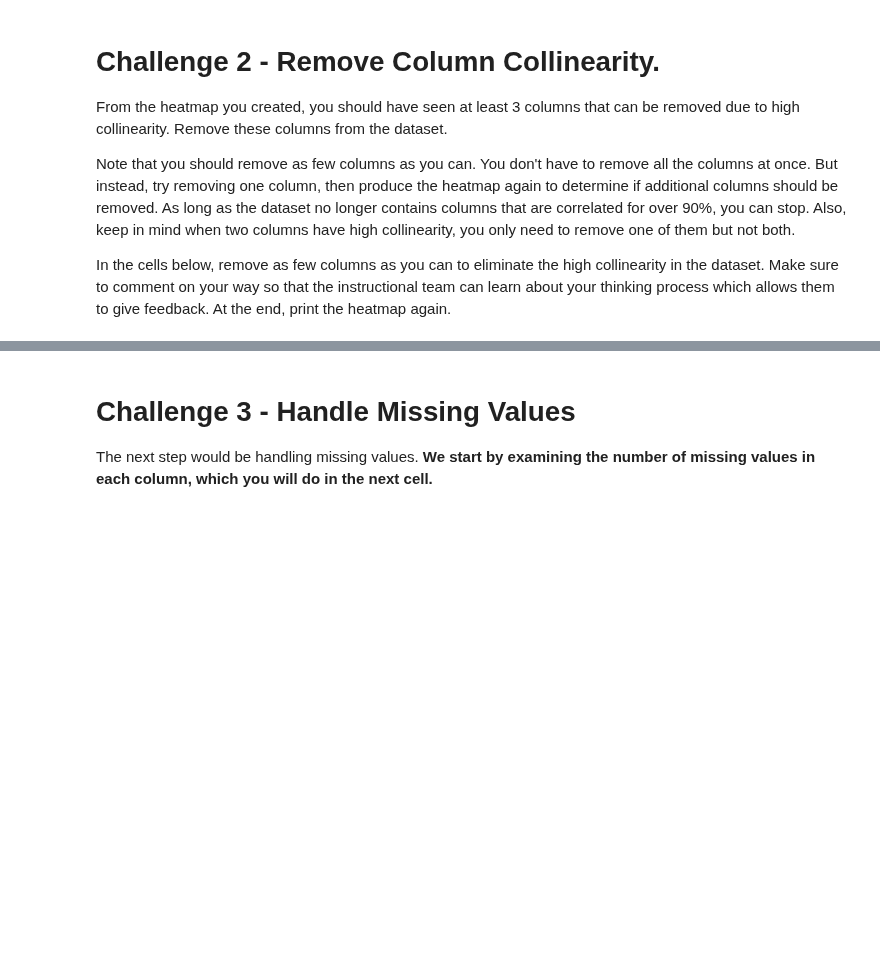
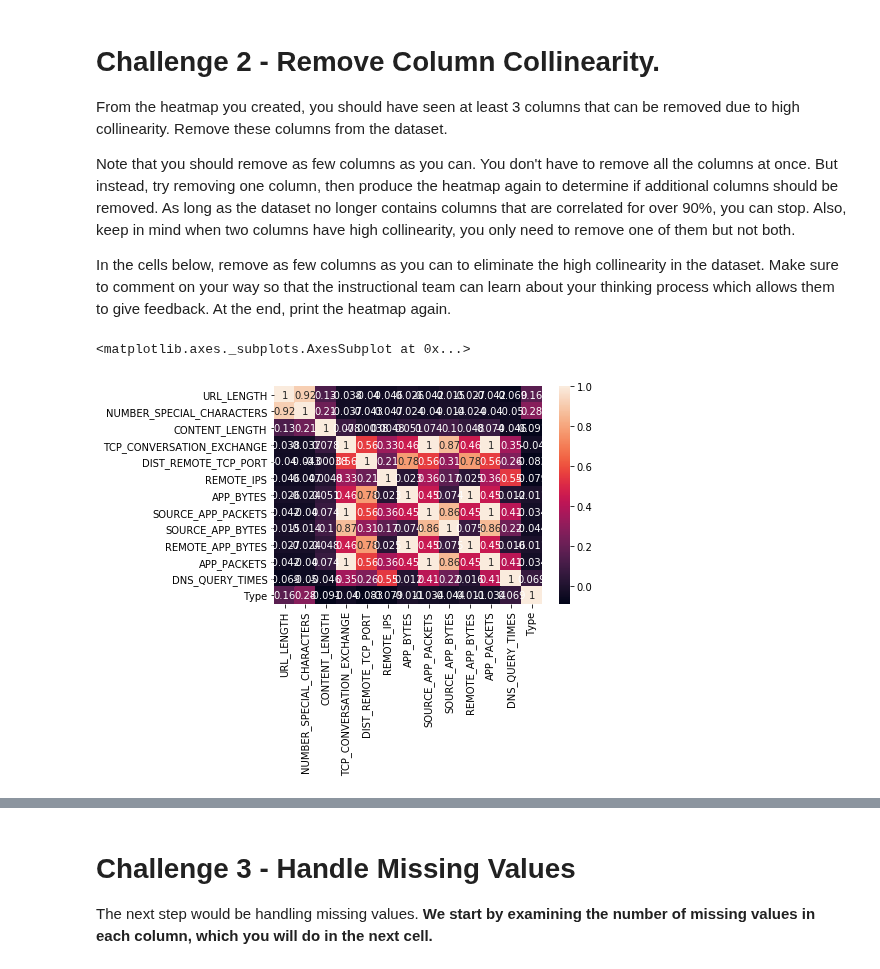
Before and after one commit to ironhack-datalabs/datamad1019, a Jupyter notebook: module-3/lab-supervised-learning/your-code/main.ipynb, the cells around one changed output, grey strips where cells are left out. Saved outputs shown, nothing was run; the diff lists cells and outputs as text; code cells hidden in the pictures; blank space fills up the shorter version.

```diff
--- a/module-3/lab-supervised-learning/your-code/main.ipynb
+++ b/module-3/lab-supervised-learning/your-code/main.ipynb
@@ -99,2 +141,14 @@ In the cells below, remove as few columns as you can to eliminate the high colli
+# %%
+# Your code here
+websites.drop(columns=['REMOTE_APP_PACKETS'],inplace=True)
+#Primero quitaré REMOTE_APP_PACKETS, que tiene alta correlación con SOURCE_APP_PACKETS,
+#SOURCE_APP_BYTES y TCP_CONVERSATION_EXCHANGE
+# %%
+corrMatrix = websites.corr()
 # %%
 # Print heatmap again
+heatmap=sn.heatmap(corrMatrix, annot=True)
+heatmap
+# %% [output]
+<matplotlib.axes._subplots.AxesSubplot at 0x...>
+[figure, added]
```
Also changed, not shown: parts of 20 cells of this notebook.
